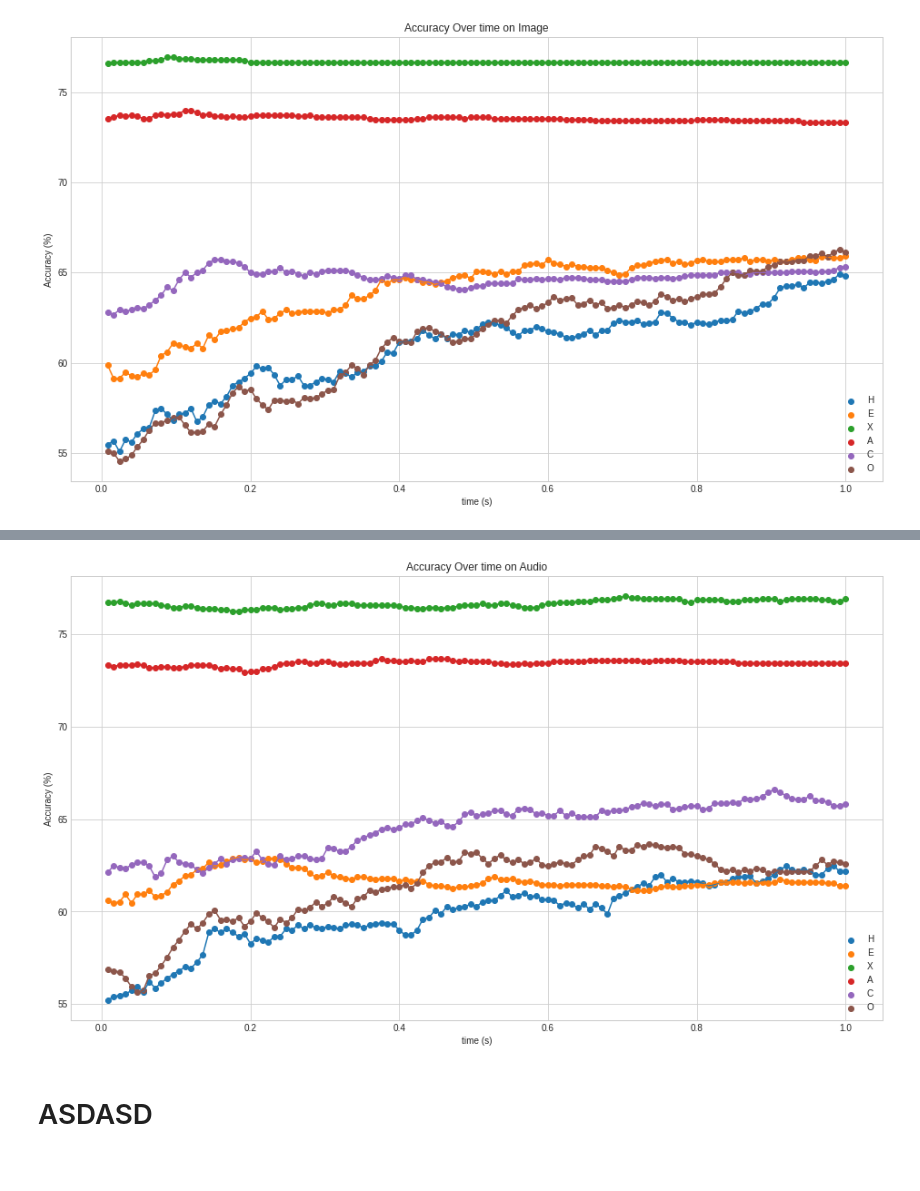
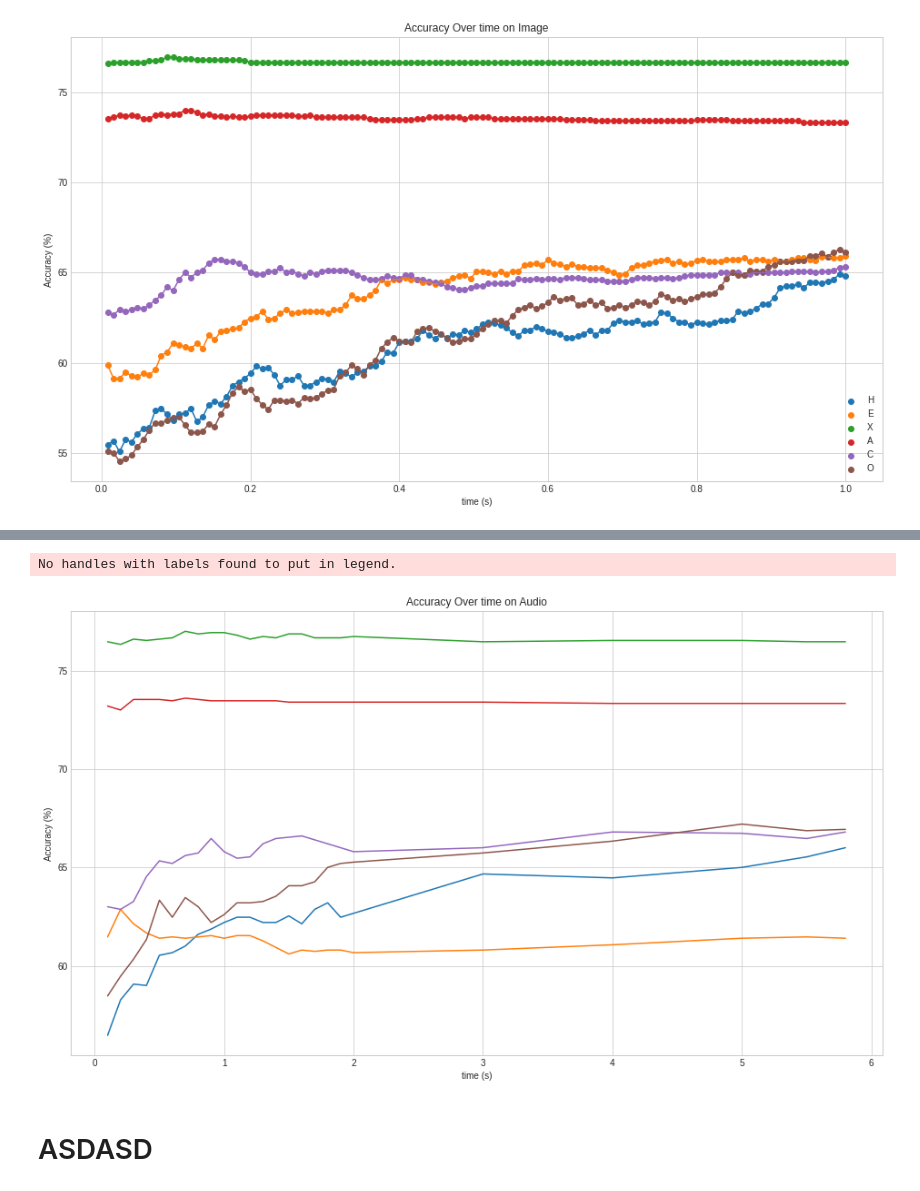
Before and after one commit to akraradets/2021JanHCI, a Jupyter notebook: 3-preprocess/4-Hypothesis2.ipynb, the cells around one changed output, grey strips where cells are left out. Cells and saved outputs as stored; diff of their text form; code cells hidden in the pictures.

```diff
--- a/3-preprocess/4-Hypothesis2.ipynb
+++ b/3-preprocess/4-Hypothesis2.ipynb
@@ -194,4 +163,4 @@ sampleRate = 250
 times = [.1,.2,.3,.4,.5,.6,.7,.8,.9,1,1.1,1.2,1.3,1.4,1.5,1.6,1.7,1.8,1.9,2,3,4,5,5.5,5.8]
 # times = [.5,1, 1.5, 2, 2.5, 3, 3.5, 4, 4.5, 5, 5.5]
 # %%
-times = np.arange(2,252,2)
+# times = np.arange(2,252,2)
@@ -292,7 +490,7 @@ for t in tqdm(times):
     print("="*20, t ,"="*20)
     for index,label in enumerate(['label_h','label_e','label_x','label_a','label_c','label_o']):
         # X_copy = X.copy()[:,:,:,int(sampleRate*t)-int(sampleRate*.5):int(sampleRate*t)]
-        X_copy = X.copy()[:,:,:,:int(t)]
+        X_copy = X.copy()[:,:,:,:int(t*sampleRate)]
         # print(X_copy.shape)
         X_copy = np.mean(X_copy, axis=3)
         win = None
@@ -336,29 +554,30 @@ label_o | Accuracy: 0.63 Scores: 0.53 (+/- 0.10)
 # %%
 import matplotlib.pyplot as plt
 plt.style.use('seaborn-whitegrid')
 
 fig, ax = plt.subplots(figsize=(16,9))
-ax.plot(times/250,np.array(acc_time_audio['label_h'])*100)
-ax.plot(times/250,np.array(acc_time_audio['label_e'])*100)
-ax.plot(times/250,np.array(acc_time_audio['label_x'])*100)
-ax.plot(times/250,np.array(acc_time_audio['label_a'])*100)
-ax.plot(times/250,np.array(acc_time_audio['label_c'])*100)
-ax.plot(times/250,np.array(acc_time_audio['label_o'])*100)
+ax.plot(times,np.array(acc_time_audio['label_h'])*100)
+ax.plot(times,np.array(acc_time_audio['label_e'])*100)
+ax.plot(times,np.array(acc_time_audio['label_x'])*100)
+ax.plot(times,np.array(acc_time_audio['label_a'])*100)
+ax.plot(times,np.array(acc_time_audio['label_c'])*100)
+ax.plot(times,np.array(acc_time_audio['label_o'])*100)
 
-ax.scatter(times/250,np.array(acc_time_audio['label_h'])*100, label='H')
-ax.scatter(times/250,np.array(acc_time_audio['label_e'])*100, label='E')
-ax.scatter(times/250,np.array(acc_time_audio['label_x'])*100, label='X')
-ax.scatter(times/250,np.array(acc_time_audio['label_a'])*100, label='A')
-ax.scatter(times/250,np.array(acc_time_audio['label_c'])*100, label='C')
-ax.scatter(times/250,np.array(acc_time_audio['label_o'])*100, label='O')
+# ax.scatter(times/250,np.array(acc_time_audio['label_h'])*100, label='H')
+# ax.scatter(times/250,np.array(acc_time_audio['label_e'])*100, label='E')
+# ax.scatter(times/250,np.array(acc_time_audio['label_x'])*100, label='X')
+# ax.scatter(times/250,np.array(acc_time_audio['label_a'])*100, label='A')
+# ax.scatter(times/250,np.array(acc_time_audio['label_c'])*100, label='C')
+# ax.scatter(times/250,np.array(acc_time_audio['label_o'])*100, label='O')
 
 ax.legend()
 ax.set_title('Accuracy Over time on Audio')
 ax.set_xlabel('time (s)')
 ax.set_ylabel('Accuracy (%)')
 plt.show()
 # %% [output]
+No handles with labels found to put in legend.
-[figure, old version]
+[figure, new version]
 # %% [markdown]
 # ASDASD
 # %%
```
Also changed, not shown: parts of 25 cells of this notebook.
